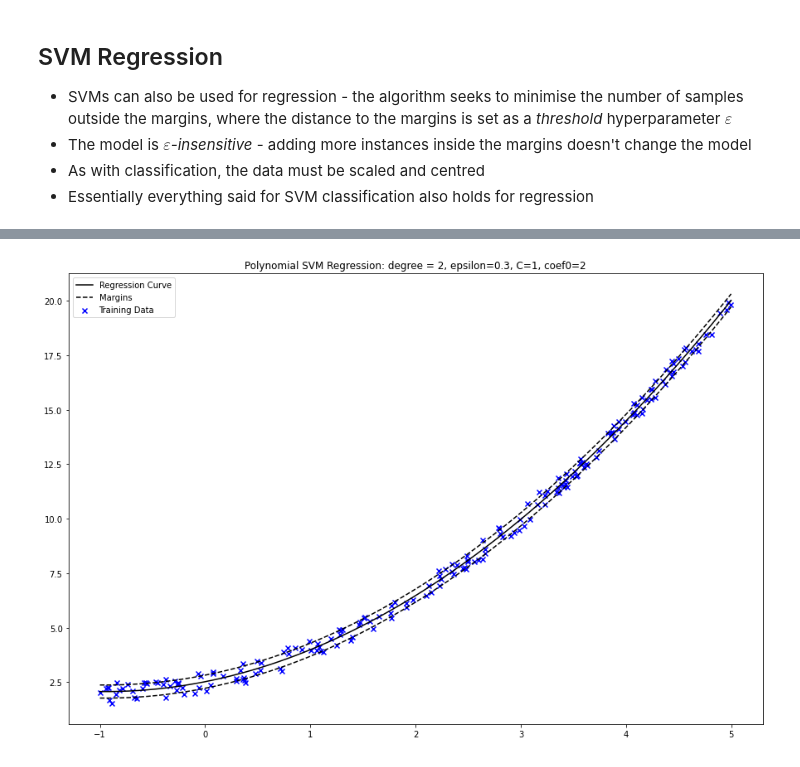
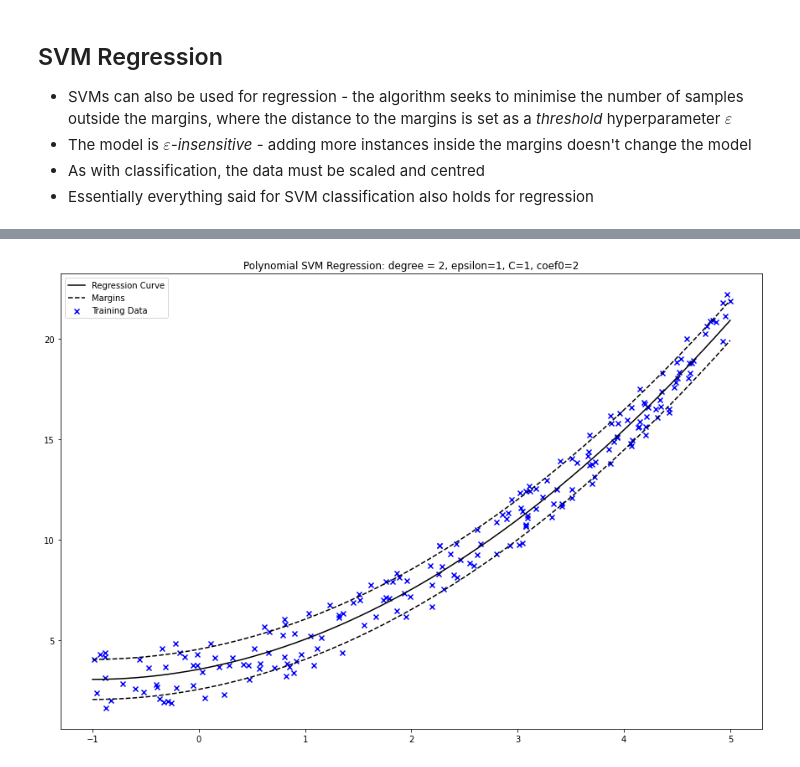
Before and after one commit to chris-leonard/hands-on-machine-learning, a Jupyter notebook: chapter-5/chapter-5-notes.ipynb, the cells around one changed output, grey strips where cells are left out. Cells and saved outputs as stored; diff of their text form; code cells hidden in the pictures.

```diff
--- a/chapter-5/chapter-5-notes.ipynb
+++ b/chapter-5/chapter-5-notes.ipynb
@@ -297,37 +297,37 @@ from sklearn.svm import SVR
 # generate some sample data
 n_samples = 200
 X = 6 * np.random.rand(n_samples, 1) - 1
-y = 0.5 * X**2 + X + 2 + np.random.rand(n_samples, 1)
+y = 0.5 * X**2 + X + 2 + 3 * np.random.rand(n_samples, 1)
 
 # fit model
 pipe = make_pipeline(
     StandardScaler(),
-    SVR(kernel="poly", degree=2, C=1, epsilon=.3, coef0=2) # for some reason this is terrible if coef0=0
+    SVR(kernel="poly", degree=2, C=1, epsilon=1, coef0=2) # for some reason this is terrible if coef0=0
 )
 pipe.fit(X, y.ravel())
 
 # generate data
 x0 = np.linspace(-1, 5, 601)
 x0 = np.c_[x0]  # predict expects shape (m, 1), not (m)
 
 y_pred = pipe.predict(x0)
 
 # plot curves against training data
 fig, ax = plt.subplots(figsize=(15, 10))
 
 ax.scatter(X, y, color="blue", marker="x", label="Training Data")
 ax.plot(x0, y_pred, ls="-", color="k", label="Regression Curve")
 
 # plot margins
 poly_svr = pipe["svr"]
 epsilon = poly_svr.get_params()["epsilon"]
 ax.plot(x0, y_pred + epsilon, ls="--", color="k", label="Margins")
 ax.plot(x0, y_pred - epsilon, ls="--", color="k")
 
 ax.set_title("Polynomial SVM Regression: degree = {}, epsilon={}, C={}, coef0={}".format(
     poly_svr.get_params()["degree"], epsilon, poly_svr.get_params()["C"], poly_svr.get_params()["coef0"])
 )
 
 ax.legend();
 # %% [output]
-[figure, old version]
+[figure, new version]
```
Also changed, not shown: parts of 10 cells of this notebook.
